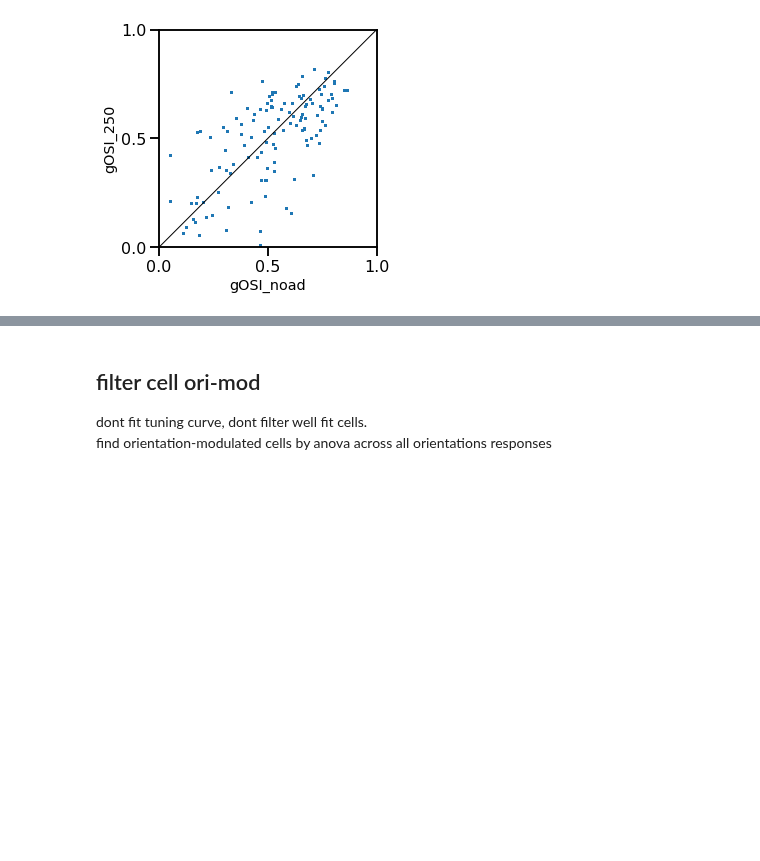
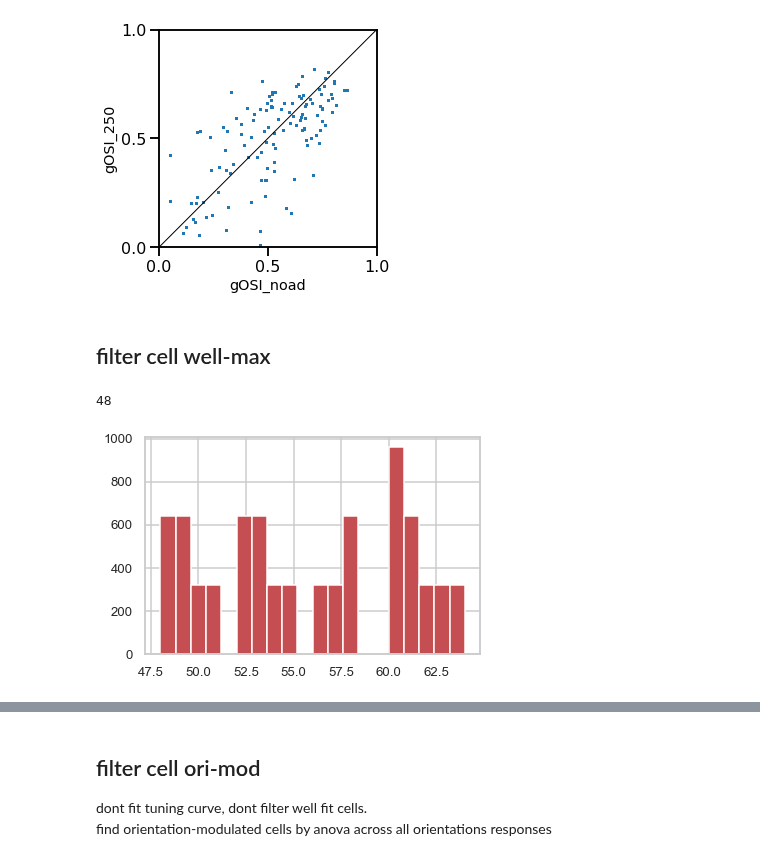
Before and after one commit to lanluo9/inter, a Jupyter notebook: scripts/ipynb/tuning_bias_multisess.ipynb, the cells around one changed output, grey strips where cells are left out. Cells and saved outputs as stored; diff of their text form; code cells hidden in the pictures; blank space fills up the shorter version.

```diff
--- a/scripts/ipynb/tuning_bias_multisess.ipynb
+++ b/scripts/ipynb/tuning_bias_multisess.ipynb
@@ -449,3 +445,15 @@ plt.gca().set_aspect('equal', adjustable='box'); # set axis square
 ## gOSI noad is usually higher. gOSI noad vs 250 is correlated
 # %% [output]
 [figure]
+# %% [markdown]
+## filter cell well-max
+# %%
+df_nrep = (df_tidy[df_tidy.resp_id == 'R2'] # only R2 has diff ori
+            [['dfof', 'cell_id', 'resp_id', 'isi', 'stim2_id']]
+              .groupby(['cell_id', 'isi', 'stim2_id']).count() # count trials per cell, isi, ori
+            )
+plt.hist(df_nrep.values.flatten(), bins=20);
+min(df_nrep.values.flatten())
+# %% [output]
+48
+[figure, added]
```
Also changed, not shown: parts of 5 cells of this notebook.
